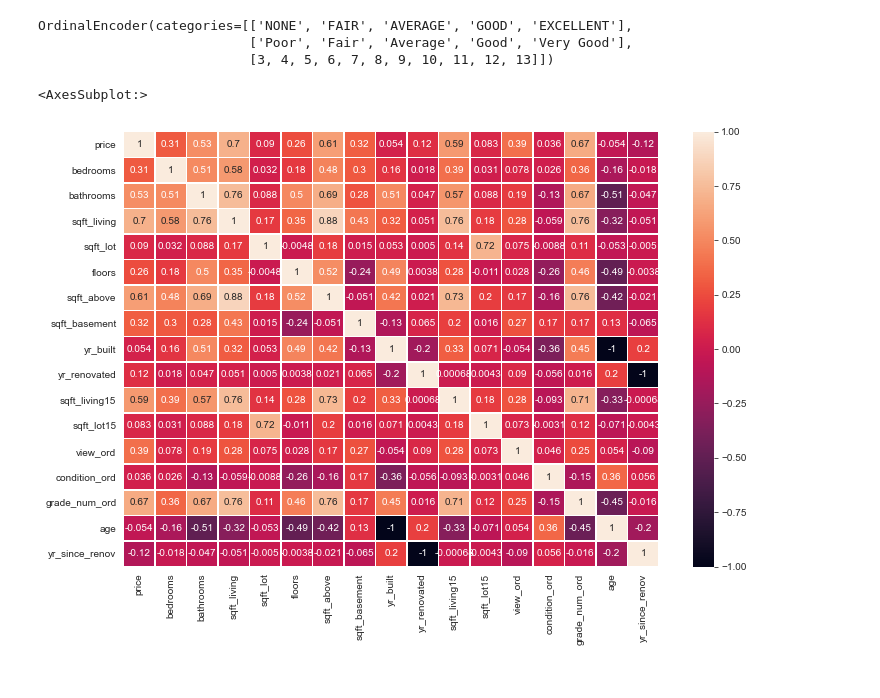
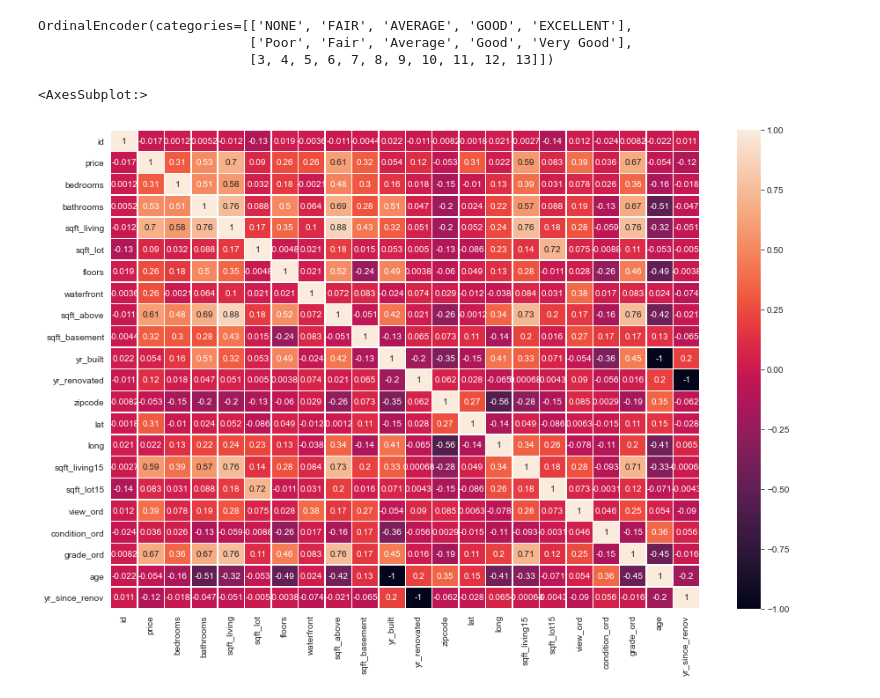
Before and after one commit to tweatherfordk/Linear-Regression-Housing-Model, a Jupyter notebook: Pedro/kings_county_eda.ipynb, the cells around one changed output. Saved outputs shown, nothing was run; the diff lists cells and outputs as text; code cells hidden in the pictures.

```diff
--- a/Pedro/kings_county_eda.ipynb
+++ b/Pedro/kings_county_eda.ipynb
@@ -73,5 +74,7 @@ df["sqft_basement"] = df["sqft_basement"].astype("float")
 # %%
 df.waterfront.fillna("NO", inplace= True) #filling in NaN values with NO for waterfront
-df.waterfront.eq('YES').mul(1) # now converting YES and NO to 1 and 0 respectively, this will help with our model fitting later
-df.waterfront.describe()
+
+df.waterfront = df.waterfront.eq('YES').mul(1) # now converting YES and NO to 1 and 0 respectively, this will help with our model fitting later
+
+df.sample()
 # %% [output]
@@ -86,13 +88,12 @@ df.view.fillna("NONE", inplace = True)
 # %% [markdown]
 Now it is time to move away from filling in our null values and correcting our data types and to begin dealing with our ordinal columns.
 # %%
-df["grade_num"] = df.grade.apply(lambda x: (int(x[0:2]))) # adding a grade numeric column which is derived from the grade column. Only using the integer grading.
+df["grade"] = df.grade.apply(lambda x: (int(x[0:2]))) # adding a grade numeric column which is derived from the grade column.
+# Only using the integer grading (3-13)
 # %%
-from sklearn.preprocessing import OrdinalEncoder
+ord_cat_selector = ['view', 'condition', 'grade'] # these three columns all have ordinal data and must be dealt with accordingly
 
-ord_cat_selector = ['view', 'condition', 'grade_num'] # these three columns all have ordinal data and must be dealt with accordingly
-
-cat_subset = df[ord_cat_selector]
+cat_subset = df[ord_cat_selector] # a subset of our dataframe with only ordinal data
 
 cat_subset
 # %% [output]
@@ -128,11 +128,12 @@ OrdinalEncoder(categories=[['NONE', 'FAIR', 'AVERAGE', 'GOOD', 'EXCELLENT'],
                            ['Poor', 'Fair', 'Average', 'Good', 'Very Good'],
                            [3, 4, 5, 6, 7, 8, 9, 10, 11, 12, 13]])
 # %%
-X_subset = pd.DataFrame(o_enc.transform(cat_subset),
-                        columns = cat_subset.columns)
-#Merge with original dataframe
+X_subset = pd.DataFrame(o_enc.transform(cat_subset), columns = cat_subset.columns) # create a new ordinal encoded dataframe
+
+#Merge with our original dataframe
 transformed_df =df.join(X_subset, rsuffix= "_ord")
 
-transformed_df.drop(columns = ["id", "waterfront", "view", "condition", "grade", "grade_num", "zipcode", "lat", "long"], inplace= True)
+# dropping columns redundant columns that were used to derive ordinal columns
+transformed_df.drop(columns = ["view", "condition", "grade"], inplace= True)
 # %%
 transformed_df["age"] = 2015 - transformed_df["yr_built"] # adding an age column that gives us the total age of the home
@@ -139,12 +141,13 @@ transformed_df["age"] = 2015 - transformed_df["yr_built"] # adding an age column
 transformed_df["yr_since_renov"] = 2015 - transformed_df["yr_renovated"] # adding a column that tells us how long ago if at all was the home renovated
 # %%
-import matplotlib.pyplot as plt
+# plotting a heatmap for the correlation of each column to each other
 
-fig, ax = plt.subplots(figsize=(12,8))
+fig, ax = plt.subplots(figsize=(15,10))
+
 sns.heatmap(transformed_df.corr(), annot=True, linewidths=.5, ax=ax)
 # %% [output]
 <AxesSubplot:>
-[figure, old version]
+[figure, new version]
 # %%
 ax = sns.pairplot(transformed_df, corner = True)
 # %% [output]
```
Also changed, not shown: parts of 10 cells of this notebook.
